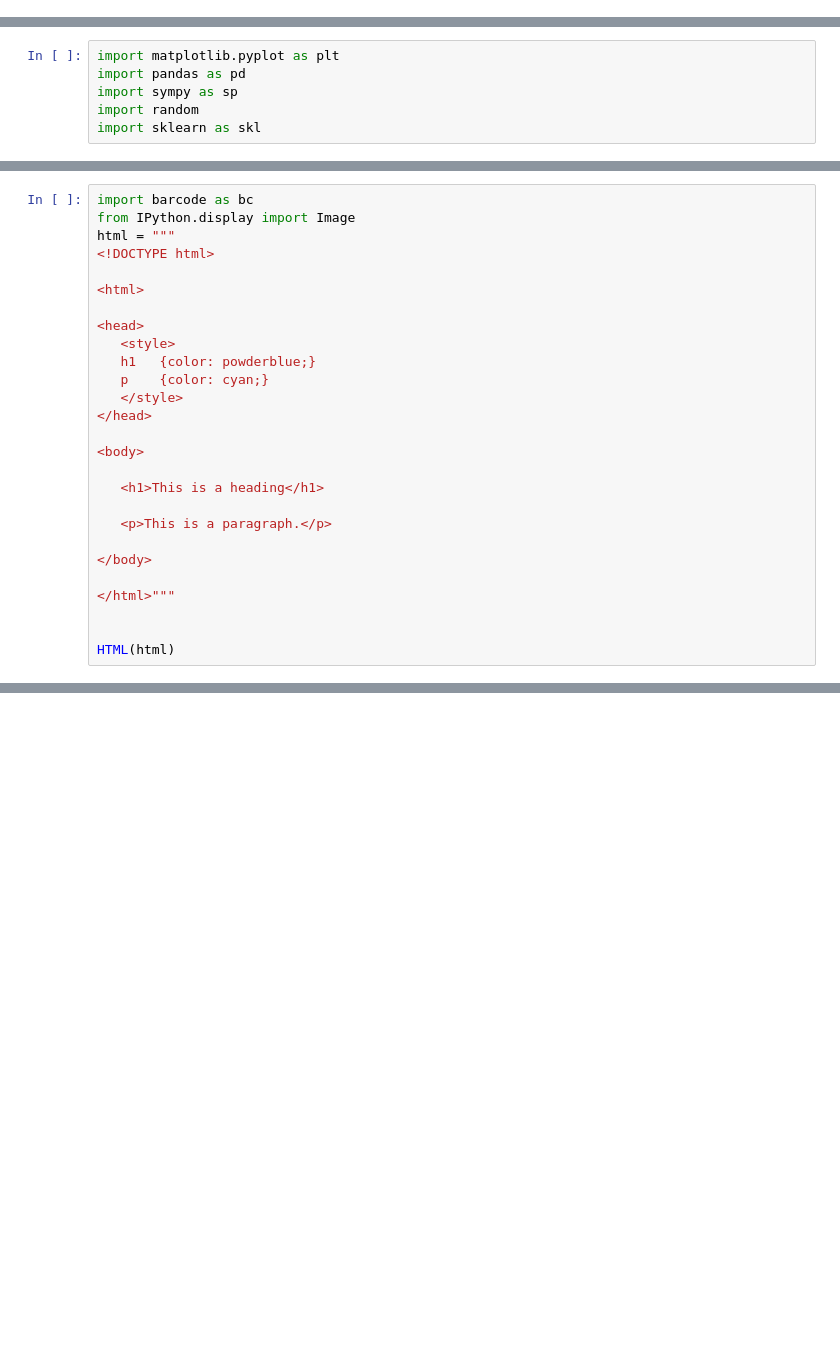
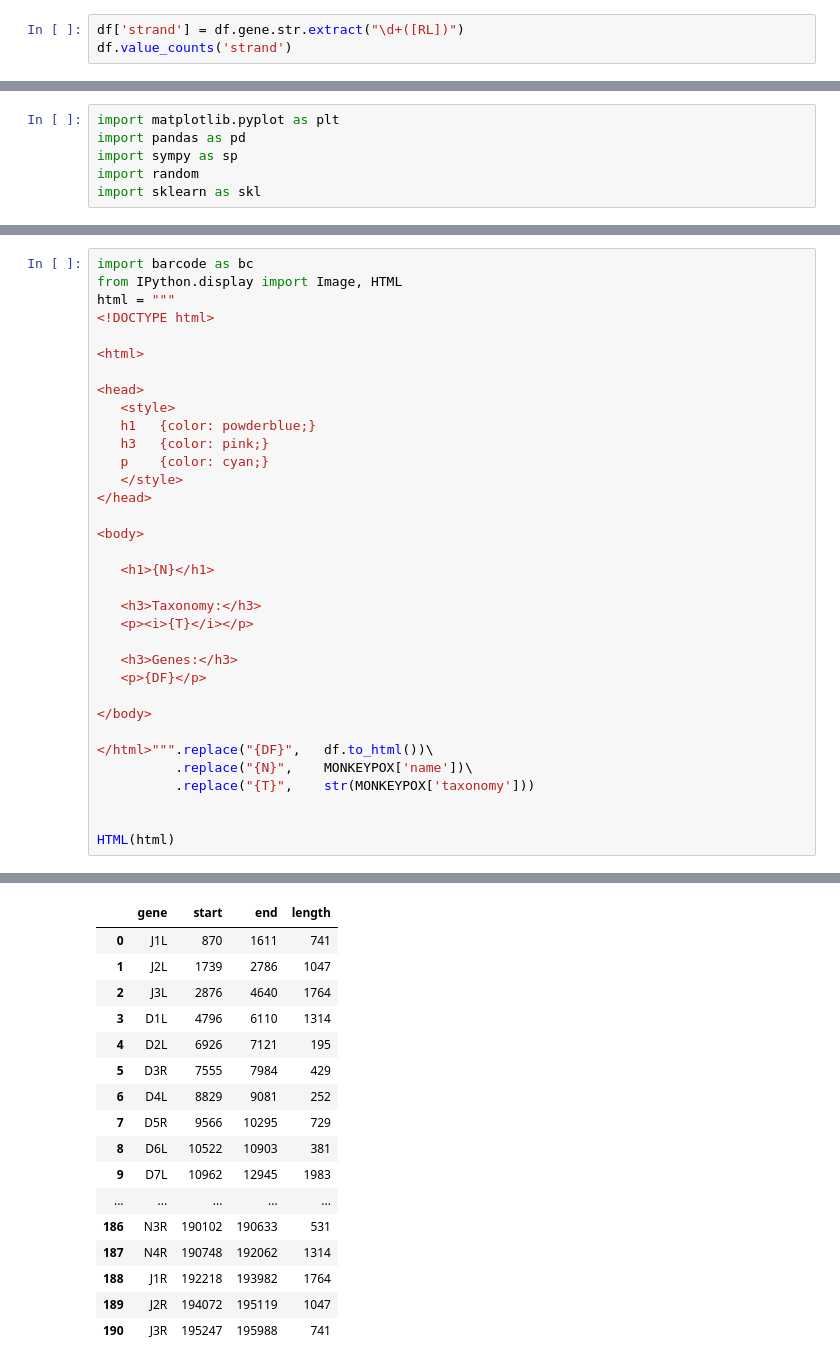
Before and after one commit to jsteinbecker/sars-cov-2, a Jupyter notebook: Projects/Bio/bio.ipynb, the cells around one changed output, grey strips where cells are left out. Drawn from its saved outputs; the diff is of its cells as text; blank space fills up the shorter version.

```diff
--- a/Projects/Bio/bio.ipynb
+++ b/Projects/Bio/bio.ipynb
@@ -43,0 +70,3 @@ df, NAME
+# %%
+df['strand'] = df.gene.str.extract("\d+([RL])")
+df.value_counts('strand')
@@ -61,6 +97,6 @@ import sklearn as skl
 # %%
 import barcode as bc
-from IPython.display import Image
+from IPython.display import Image, HTML
 html = """
 <!DOCTYPE html>
 
@@ -69,19 +105,26 @@ html = """
 <head>
    <style>
    h1   {color: powderblue;}
+   h3   {color: pink;}
    p    {color: cyan;}
    </style>
 </head>
 
 <body>
 
-   <h1>This is a heading</h1>
+   <h1>{N}</h1>
 
-   <p>This is a paragraph.</p>
+   <h3>Taxonomy:</h3>
+   <p><i>{T}</i></p>
+
+   <h3>Genes:</h3>
+   <p>{DF}</p>
 
 </body>
 
-</html>"""
+</html>""".replace("{DF}",   df.to_html())\
+          .replace("{N}",    MONKEYPOX['name'])\
+          .replace("{T}",    str(MONKEYPOX['taxonomy']))
 
 
 HTML(html)
@@ -89,0 +136,17 @@ HTML(html)
+|  | gene | start | end | length |
+| 0 | J1L | 870 | 1611 | 741 |
+| 1 | J2L | 1739 | 2786 | 1047 |
+| 2 | J3L | 2876 | 4640 | 1764 |
+| 3 | D1L | 4796 | 6110 | 1314 |
+| 4 | D2L | 6926 | 7121 | 195 |
+| 5 | D3R | 7555 | 7984 | 429 |
+| 6 | D4L | 8829 | 9081 | 252 |
+| 7 | D5R | 9566 | 10295 | 729 |
+| 8 | D6L | 10522 | 10903 | 381 |
+| 9 | D7L | 10962 | 12945 | 1983 |
+| ... | ... | ... | ... | ... |
+| 186 | N3R | 190102 | 190633 | 531 |
+| 187 | N4R | 190748 | 192062 | 1314 |
+| 188 | J1R | 192218 | 193982 | 1764 |
+| 189 | J2R | 194072 | 195119 | 1047 |
+| 190 | J3R | 195247 | 195988 | 741 |
```
Also changed, not shown: parts of 9 cells of this notebook, 4 other files.
